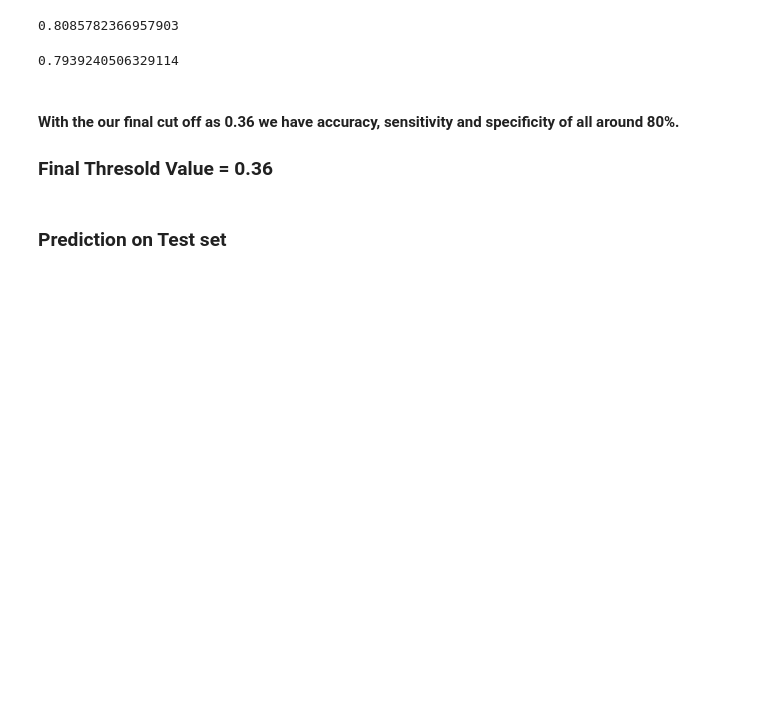
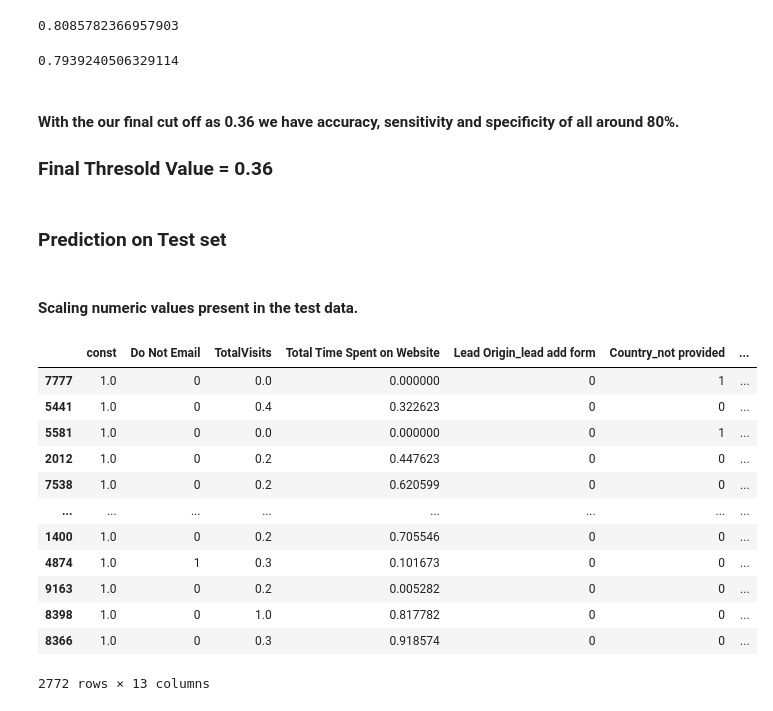
Before and after one commit to D-skywalkerr/Case_study-Leads_scoring, a Jupyter notebook: Leads_scoring.ipynb, the cells around one changed output. Cells and saved outputs as stored; diff of their text form; code cells hidden in the pictures; blank space fills up the shorter version.

```diff
--- a/Leads_scoring.ipynb
+++ b/Leads_scoring.ipynb
@@ -1858,3 +1859,28 @@ TN/(TN+FP)
 ### Final Thresold Value = 0.36
 # %% [markdown]
 ###  Prediction on Test set
+# %% [markdown]
+#### Scaling numeric values present in the test data.
+# %%
+X_test[['TotalVisits', 'Page Views Per Visit', 'Total Time Spent on Website']] = scaler.transform(X_test[['TotalVisits', 'Page Views Per Visit', 'Total Time Spent on Website']])
+# %%
+#col = X_train.columns
+X_test = X_test[X_train.columns]
+# %%
+# Select the columns in X_train for X_test as well
+X_test_sm = sm.add_constant(X_test)           # Adding a constant
+X_test_sm
+# %% [output]
+|  | const | Do Not Email | TotalVisits | Total Time Spent on Website | Lead Origin_lead add form | Country_not provided | ... |
+| 7777 | 1.0 | 0 | 0.0 | 0.000000 | 0 | 1 | ... |
+| 5441 | 1.0 | 0 | 0.4 | 0.322623 | 0 | 0 | ... |
+| 5581 | 1.0 | 0 | 0.0 | 0.000000 | 0 | 1 | ... |
+| 2012 | 1.0 | 0 | 0.2 | 0.447623 | 0 | 0 | ... |
+| 7538 | 1.0 | 0 | 0.2 | 0.620599 | 0 | 0 | ... |
+| ... | ... | ... | ... | ... | ... | ... | ... |
+| 1400 | 1.0 | 0 | 0.2 | 0.705546 | 0 | 0 | ... |
+| 4874 | 1.0 | 1 | 0.3 | 0.101673 | 0 | 0 | ... |
+| 9163 | 1.0 | 0 | 0.2 | 0.005282 | 0 | 0 | ... |
+| 8398 | 1.0 | 0 | 1.0 | 0.817782 | 0 | 0 | ... |
+| 8366 | 1.0 | 0 | 0.3 | 0.918574 | 0 | 0 | ... |
+2772 rows × 13 columns
```
Also changed, not shown: parts of 25 cells of this notebook.
